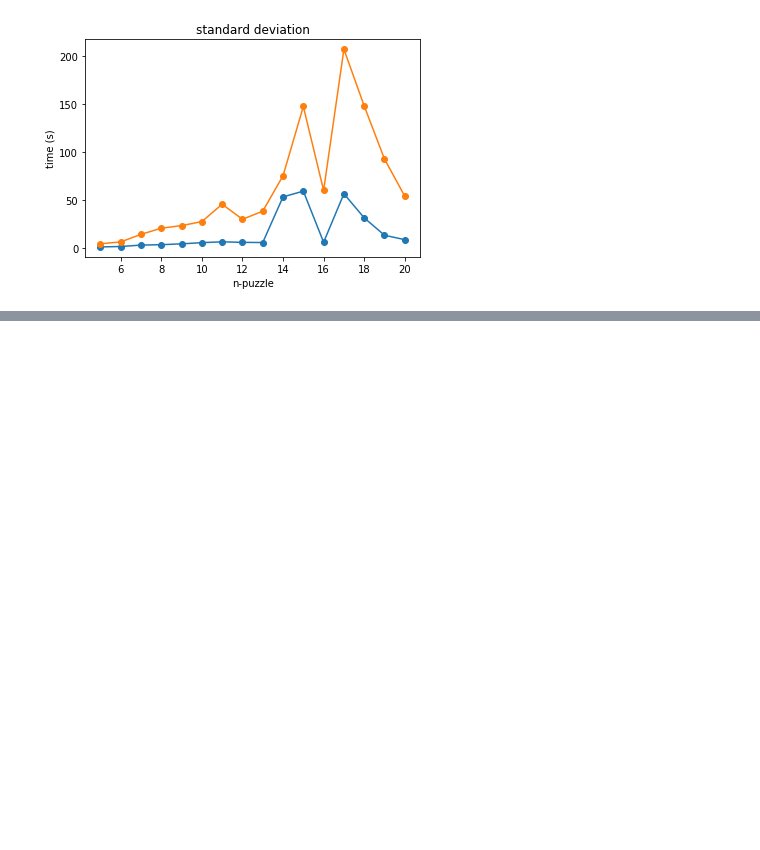
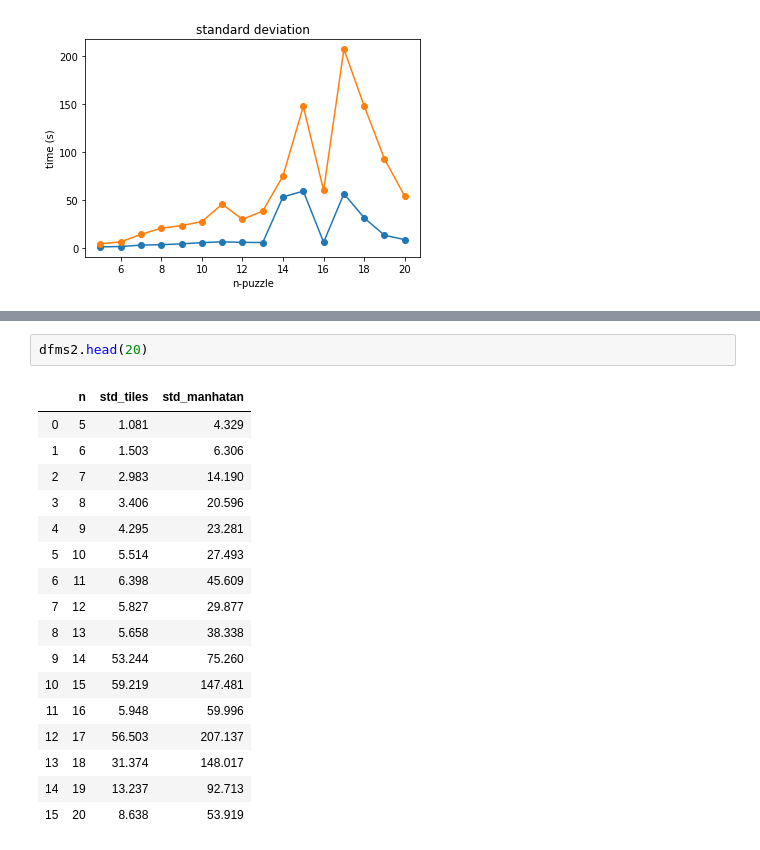
Before and after one commit to chamikasudusinghe/nocml, a Jupyter notebook: puzzle/fft-r1-model.ipynb, the cells around one changed output, grey strips where cells are left out. Drawn from its saved outputs; the diff is of its cells as text; blank space fills up the shorter version.

```diff
--- a/puzzle/fft-r1-model.ipynb
+++ b/puzzle/fft-r1-model.ipynb
@@ -154,0 +217,20 @@ dfms1 = dfms.drop[]
+# %%
+dfms2.head(20)
+# %% [output]
+|  | n | std_tiles | std_manhatan |
+| 0 | 5 | 1.081 | 4.329 |
+| 1 | 6 | 1.503 | 6.306 |
+| 2 | 7 | 2.983 | 14.190 |
+| 3 | 8 | 3.406 | 20.596 |
+| 4 | 9 | 4.295 | 23.281 |
+| 5 | 10 | 5.514 | 27.493 |
+| 6 | 11 | 6.398 | 45.609 |
+| 7 | 12 | 5.827 | 29.877 |
+| 8 | 13 | 5.658 | 38.338 |
+| 9 | 14 | 53.244 | 75.260 |
+| 10 | 15 | 59.219 | 147.481 |
+| 11 | 16 | 5.948 | 59.996 |
+| 12 | 17 | 56.503 | 207.137 |
+| 13 | 18 | 31.374 | 148.017 |
+| 14 | 19 | 13.237 | 92.713 |
+| 15 | 20 | 8.638 | 53.919 |
```
Also changed, not shown: parts of 5 cells of this notebook.
